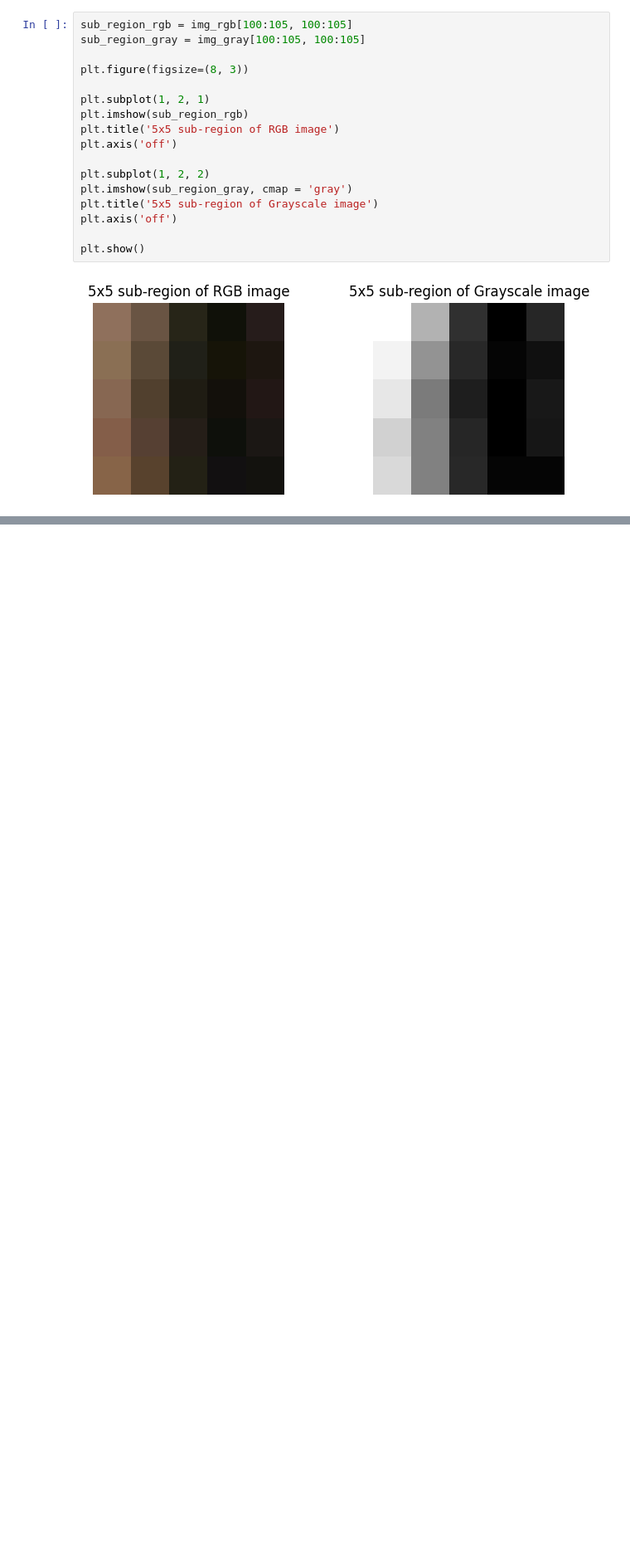
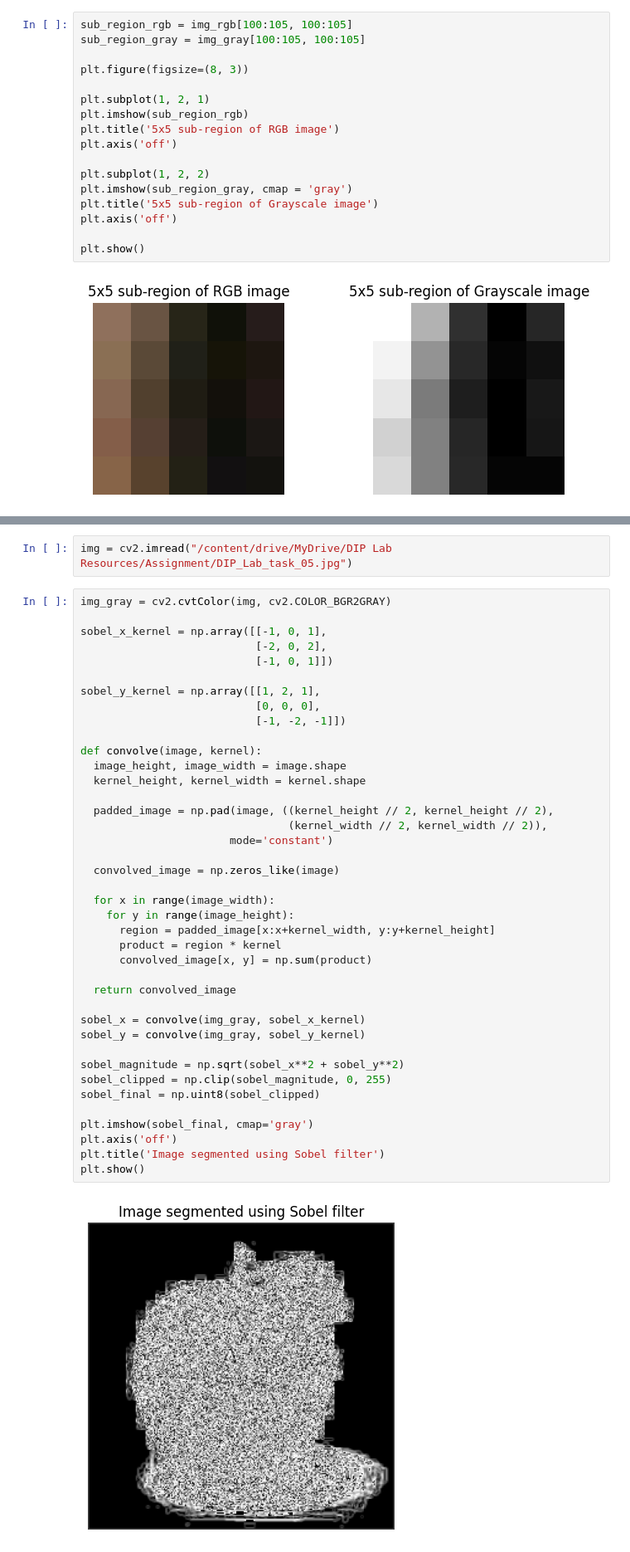
Before and after one commit to leviackerman9000/Digital_Image_Processing_Assignment, a Jupyter notebook: DIP_LAB_Combined_Tasks.ipynb, the cells around one changed output, grey strips where cells are left out. Shown at 83% size. Drawn from its saved outputs; the diff is of its cells as text; blank space fills up the shorter version.

```diff
--- a/DIP_LAB_Combined_Tasks.ipynb
+++ b/DIP_LAB_Combined_Tasks.ipynb
@@ -87,0 +179,44 @@ plt.show()
+# %%
+img = cv2.imread("/content/drive/MyDrive/DIP Lab Resources/Assignment/DIP_Lab_task_05.jpg")
+# %%
+img_gray = cv2.cvtColor(img, cv2.COLOR_BGR2GRAY)
+
+sobel_x_kernel = np.array([[-1, 0, 1],
+                           [-2, 0, 2],
+                           [-1, 0, 1]])
+
+sobel_y_kernel = np.array([[1, 2, 1],
+                           [0, 0, 0],
+                           [-1, -2, -1]])
+
+def convolve(image, kernel):
+  image_height, image_width = image.shape
+  kernel_height, kernel_width = kernel.shape
+
+  padded_image = np.pad(image, ((kernel_height // 2, kernel_height // 2),
+                                (kernel_width // 2, kernel_width // 2)),
+                       mode='constant')
+
+  convolved_image = np.zeros_like(image)
+
+  for x in range(image_width):
+    for y in range(image_height):
+      region = padded_image[x:x+kernel_width, y:y+kernel_height]
+      product = region * kernel
+      convolved_image[x, y] = np.sum(product)
+
+  return convolved_image
+
+sobel_x = convolve(img_gray, sobel_x_kernel)
+sobel_y = convolve(img_gray, sobel_y_kernel)
+
+sobel_magnitude = np.sqrt(sobel_x**2 + sobel_y**2)
+sobel_clipped = np.clip(sobel_magnitude, 0, 255)
+sobel_final = np.uint8(sobel_clipped)
+
+plt.imshow(sobel_final, cmap='gray')
+plt.axis('off')
+plt.title('Image segmented using Sobel filter')
+plt.show()
+# %% [output]
+[figure, added]
```
Also changed, not shown: parts of 10 cells of this notebook.
